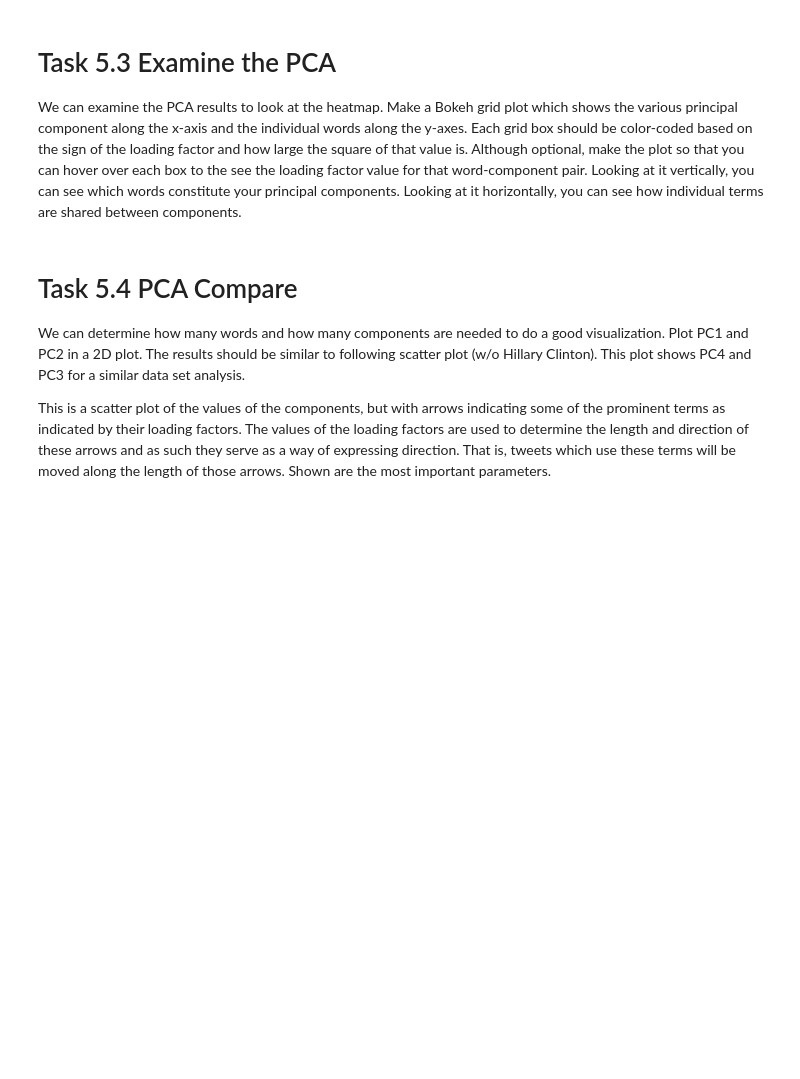
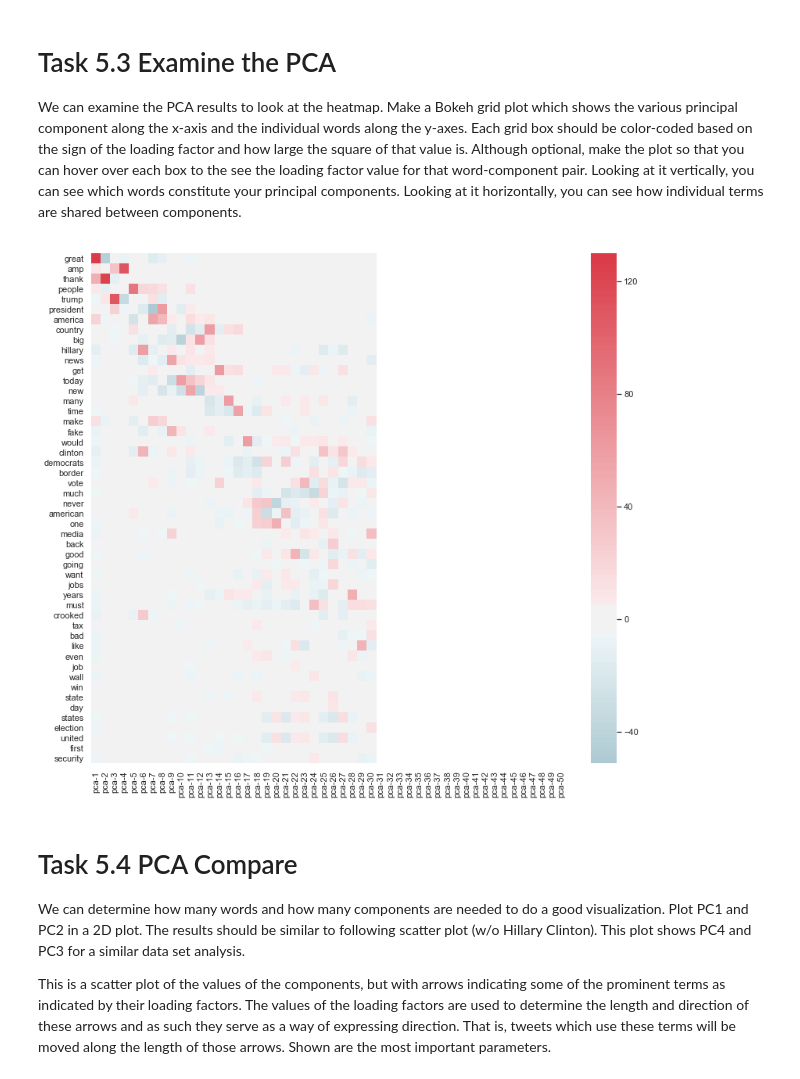
Before and after one commit to yaooo/DataScience, a Jupyter notebook: Project1/project1.ipynb, the cells around one changed output. Drawn from its saved outputs; the diff is of its cells as text; code cells hidden in the pictures; blank space fills up the shorter version.

```diff
--- a/Project1/project1.ipynb
+++ b/Project1/project1.ipynb
@@ -741,20 +741,27 @@ df = tidy_format.reset_index()['word'].to_frame()
 stopWords = set(stopwords.words('english'))
 df = df[~df['word'].isin(stopWords)]
 
+
 # Remove numbers
 df = df[~(df['word'].str.isnumeric())]
 
 # Remove word with length smaller than 3
 df = df[(df['word'].str.len() > 2)]
 
+# print(df[df['word'] == 'america'])
+
 # Remove non-English words
 word_list = df['word'].values.tolist()
+# print(word_list)
 d = enchant.Dict("en_US")
-a = [item for item in word_list if d.check(item)]
+a = [item for item in word_list if (d.check(item) or d.check(item.capitalize()))]
+
+# print(d.check('America'))
 
 # Sort words by their frequencies, top 50 words
 # Get top 50 words and their count (top50, top50_keys)
 top50 = Counter(a).most_common(50)
+# print(top50)
 top50_keys = [letter for letter, count in top50]
 
 
@@ -818,0 +830,17 @@ Write the code to find the first 50 PCA's for the document-frequency matrix. Pas
+# %%
+from sklearn import decomposition
+from sklearn import datasets
+from sklearn.preprocessing import StandardScaler
+from sklearn import preprocessing
+
+pca = decomposition.PCA(n_components=30)
+
+mean = result.mean()
+x_std = StandardScaler().fit_transform(result.T - mean)
+x_std = pca.fit_transform(x_std)
+
+# norm = x_std.max() - x_std.min()
+# mean = x_std.mean()
+# x_std = (x_std- mean)/norm
+# normalized_X = preprocessing.normalize(x_std)
+# print(norm, mean)
@@ -820,6 +858,22 @@ Write the code to find the first 50 PCA's for the document-frequency matrix. Pas
 # Task 5.3 Examine the PCA
 
 We can examine the PCA results to look at the heatmap. Make a Bokeh grid plot which shows the various principal component along the x-axis and the individual words along the y-axes. Each grid box should be color-coded based on the sign of the loading factor and how large the square of that value is. Although optional, make the plot so that you can hover over each box to the see the loading factor value for that word-component pair. Looking at it vertically, you can see which words constitute your principal components. Looking at it horizontally, you can see how individual terms are shared between components.
+# %%
+
+# Make the x-axis labels
+pca_list = []
+for i in range(1,51):
+    pca_list.append('pca-'+str(i))
+
+plt.figure(figsize=(12,12))
+
+# Did not really normalize the graph because the results will not change anyway
+cmap = sns.diverging_palette(220, 10, as_cmap=True)
+sns.set(style="white")
+sns.heatmap(x_std, cmap=cmap, yticklabels = top50_keys, xticklabels = pca_list, center=0)
+plt.show()
+# %% [output]
+[figure, added]
 # %% [markdown]
 # Task 5.4 PCA Compare
 We can determine how many words and how many components are needed to do a good visualization. Plot PC1 and PC2 in a 2D plot. The results should be similar to following scatter plot (w/o Hillary Clinton). This plot shows PC4 and PC3 for a similar data set analysis.
```
Also changed, not shown: parts of 6 cells of this notebook.
